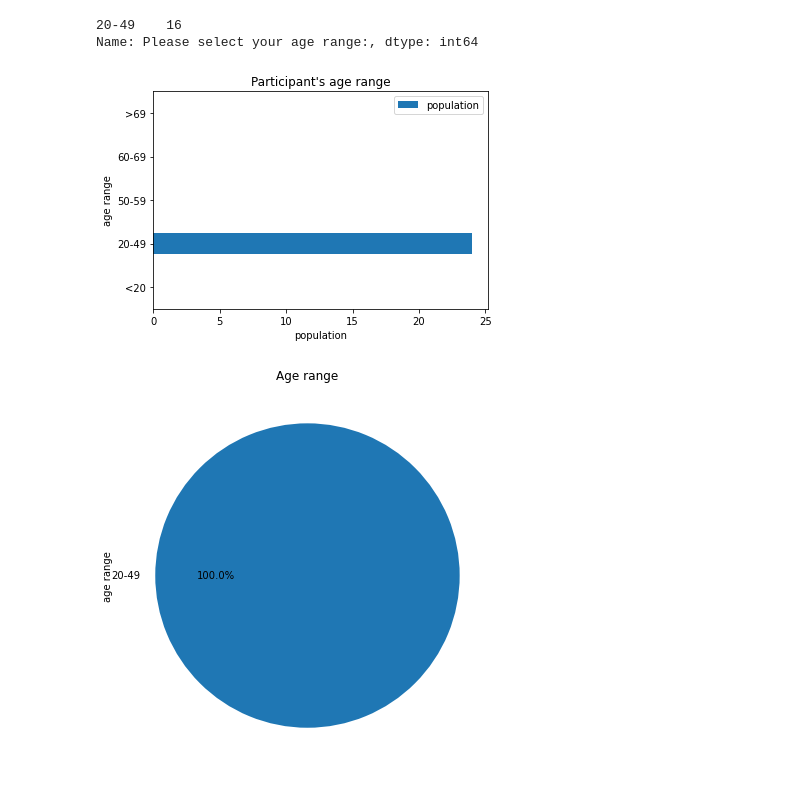
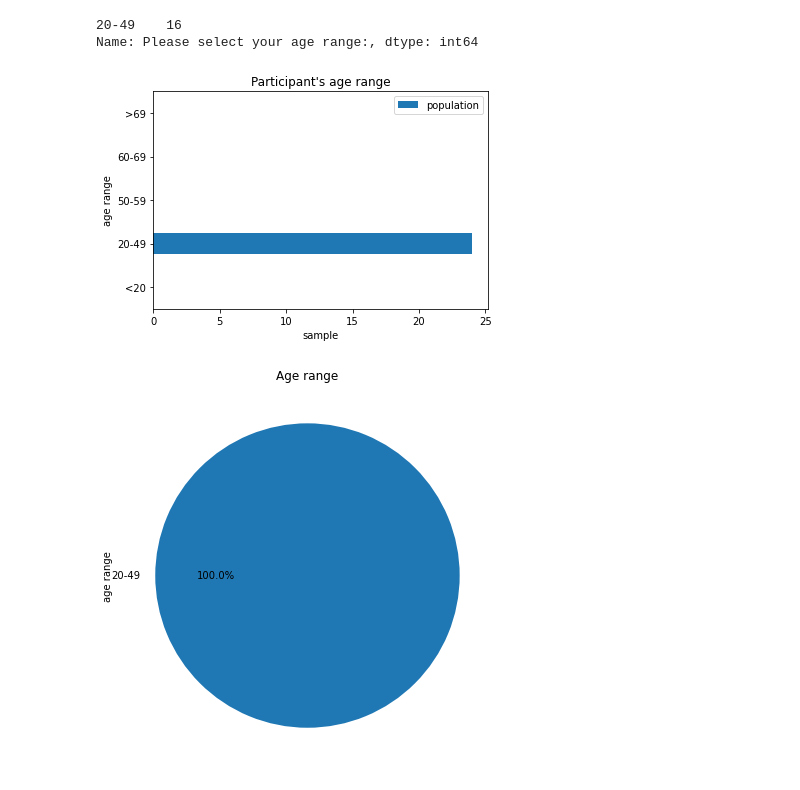
Before and after one commit to YuxuanZhou1/Character-Recorder-DA, a Jupyter notebook: Research Analysis.ipynb, the cells around one changed output. Drawn from its saved outputs; the diff is of its cells as text; code cells hidden in the pictures.

```diff
--- a/Research Analysis.ipynb
+++ b/Research Analysis.ipynb
@@ -72,14 +72,14 @@ Name: Please select your age range:, dtype: int64
 # %%
 df = pd.DataFrame({'age':['<20', '20-49', '50-59','60-69', '>69'], 'population':[0, 24, 0, 0, 0]})
 df.plot.barh(x='age', y='population')
 plt.title("Participant's age range")
-plt.xlabel("population")
+plt.xlabel("sample")
 plt.ylabel("age range")
 
 plt.savefig(os.path.join('Pics/Research Analysis/age-hist.png'), dpi=300, format='png', bbox_inches='tight')
 plt.show()
 # %% [output]
-[figure, old version]
+[figure, new version]
 # %%
 # Pie chart of Participant's age range distribution.
 plt.figure(figsize=[9,7])
```
Also changed, not shown: parts of 3 cells of this notebook, 4 other files.
